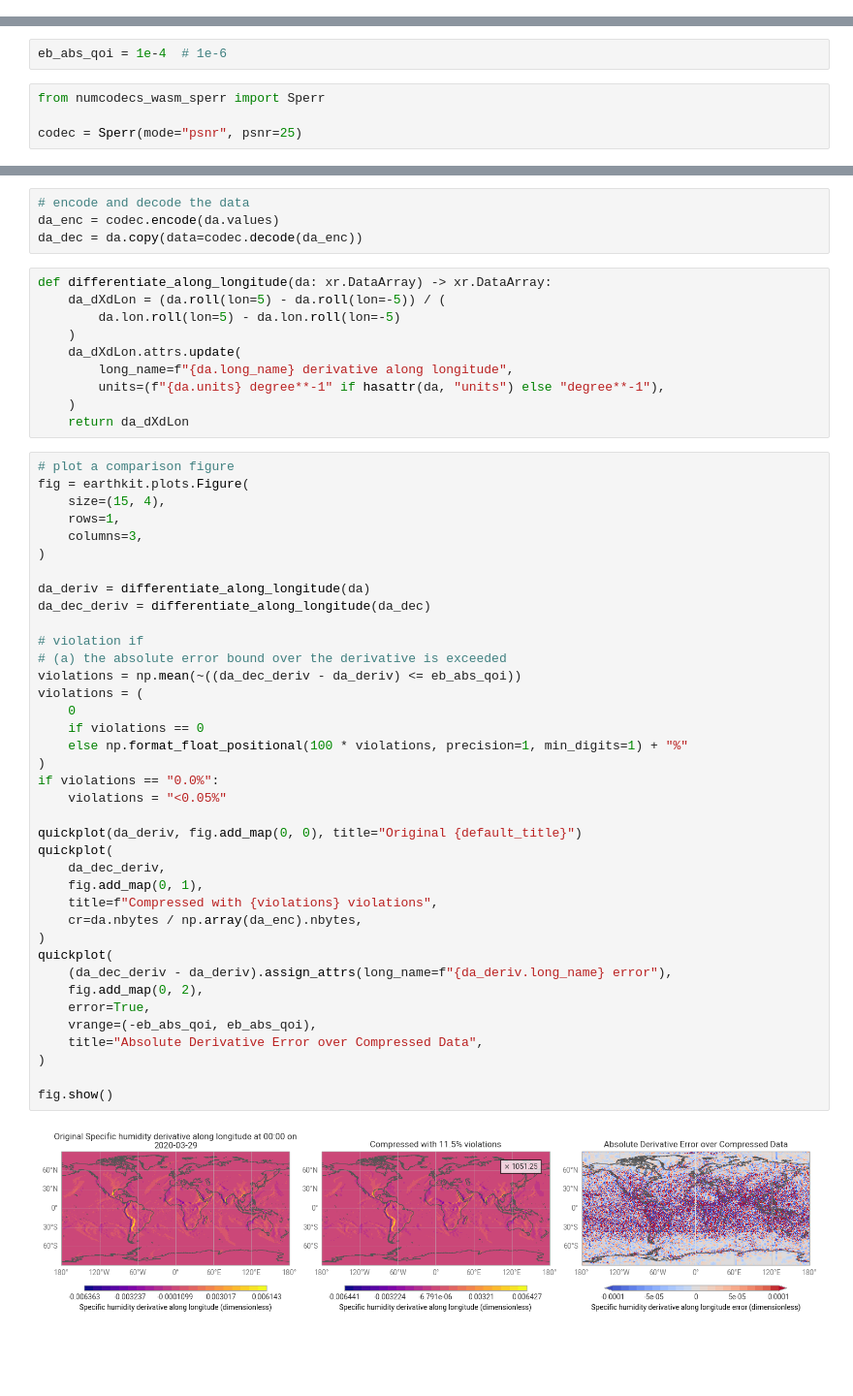
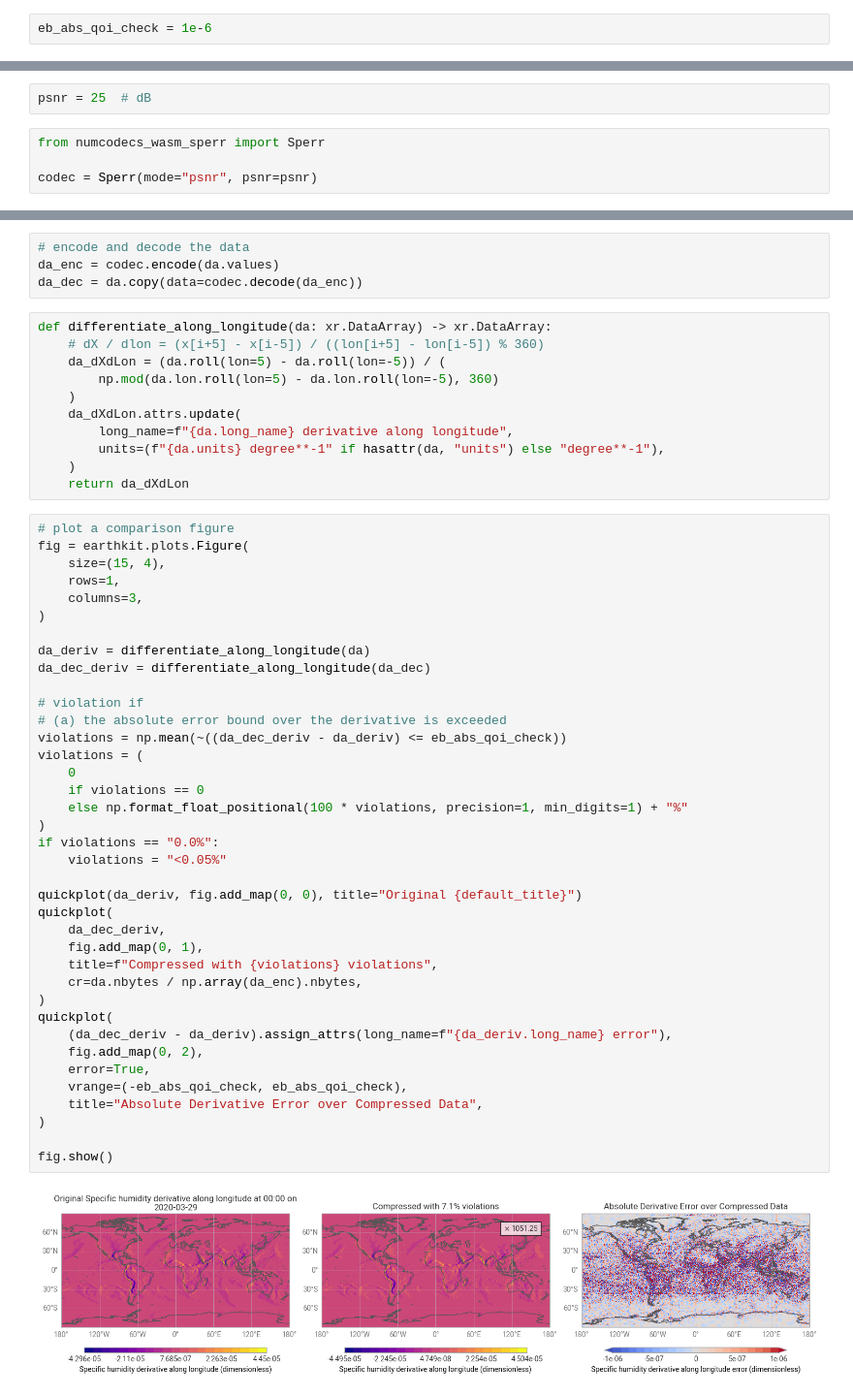
Before and after one commit to climet-eu/egu26-compression-sc2-5, a Jupyter notebook: 04c-gradient-challenge.ipynb, the cells around one changed output, grey strips where cells are left out. Shown at 97% size. Cells and saved outputs as stored; diff of their text form; blank space fills up the shorter version.

```diff
--- a/04c-gradient-challenge.ipynb
+++ b/04c-gradient-challenge.ipynb
@@ -18,3 +26,5 @@ ds = xr.open_dataset(
     decode_timedelta=True,
 )
 da = ds["hus"]
+# %%
+eb_abs_qoi_check = 1e-6
@@ -21,6 +33,6 @@ da = ds["hus"]
 # %%
-eb_abs_qoi = 1e-4  # 1e-6
+psnr = 25  # dB
 # %%
 from numcodecs_wasm_sperr import Sperr
 
-codec = Sperr(mode="psnr", psnr=25)
+codec = Sperr(mode="psnr", psnr=psnr)
@@ -30,8 +44,9 @@ da_enc = codec.encode(da.values)
 da_dec = da.copy(data=codec.decode(da_enc))
 # %%
 def differentiate_along_longitude(da: xr.DataArray) -> xr.DataArray:
+    # dX / dlon = (x[i+5] - x[i-5]) / ((lon[i+5] - lon[i-5]) % 360)
     da_dXdLon = (da.roll(lon=5) - da.roll(lon=-5)) / (
-        da.lon.roll(lon=5) - da.lon.roll(lon=-5)
+        np.mod(da.lon.roll(lon=5) - da.lon.roll(lon=-5), 360)
     )
     da_dXdLon.attrs.update(
         long_name=f"{da.long_name} derivative along longitude",
@@ -48,33 +63,33 @@ fig = earthkit.plots.Figure(
 
 da_deriv = differentiate_along_longitude(da)
 da_dec_deriv = differentiate_along_longitude(da_dec)
 
 # violation if
 # (a) the absolute error bound over the derivative is exceeded
-violations = np.mean(~((da_dec_deriv - da_deriv) <= eb_abs_qoi))
+violations = np.mean(~((da_dec_deriv - da_deriv) <= eb_abs_qoi_check))
 violations = (
     0
     if violations == 0
     else np.format_float_positional(100 * violations, precision=1, min_digits=1) + "%"
 )
 if violations == "0.0%":
     violations = "<0.05%"
 
 quickplot(da_deriv, fig.add_map(0, 0), title="Original {default_title}")
 quickplot(
     da_dec_deriv,
     fig.add_map(0, 1),
     title=f"Compressed with {violations} violations",
     cr=da.nbytes / np.array(da_enc).nbytes,
 )
 quickplot(
     (da_dec_deriv - da_deriv).assign_attrs(long_name=f"{da_deriv.long_name} error"),
     fig.add_map(0, 2),
     error=True,
-    vrange=(-eb_abs_qoi, eb_abs_qoi),
+    vrange=(-eb_abs_qoi_check, eb_abs_qoi_check),
     title="Absolute Derivative Error over Compressed Data",
 )
 
 fig.show()
 # %% [output]
-[figure, old version]
+[figure, new version]
```
Also changed, not shown: parts of 4 cells of this notebook, 2 other files.
